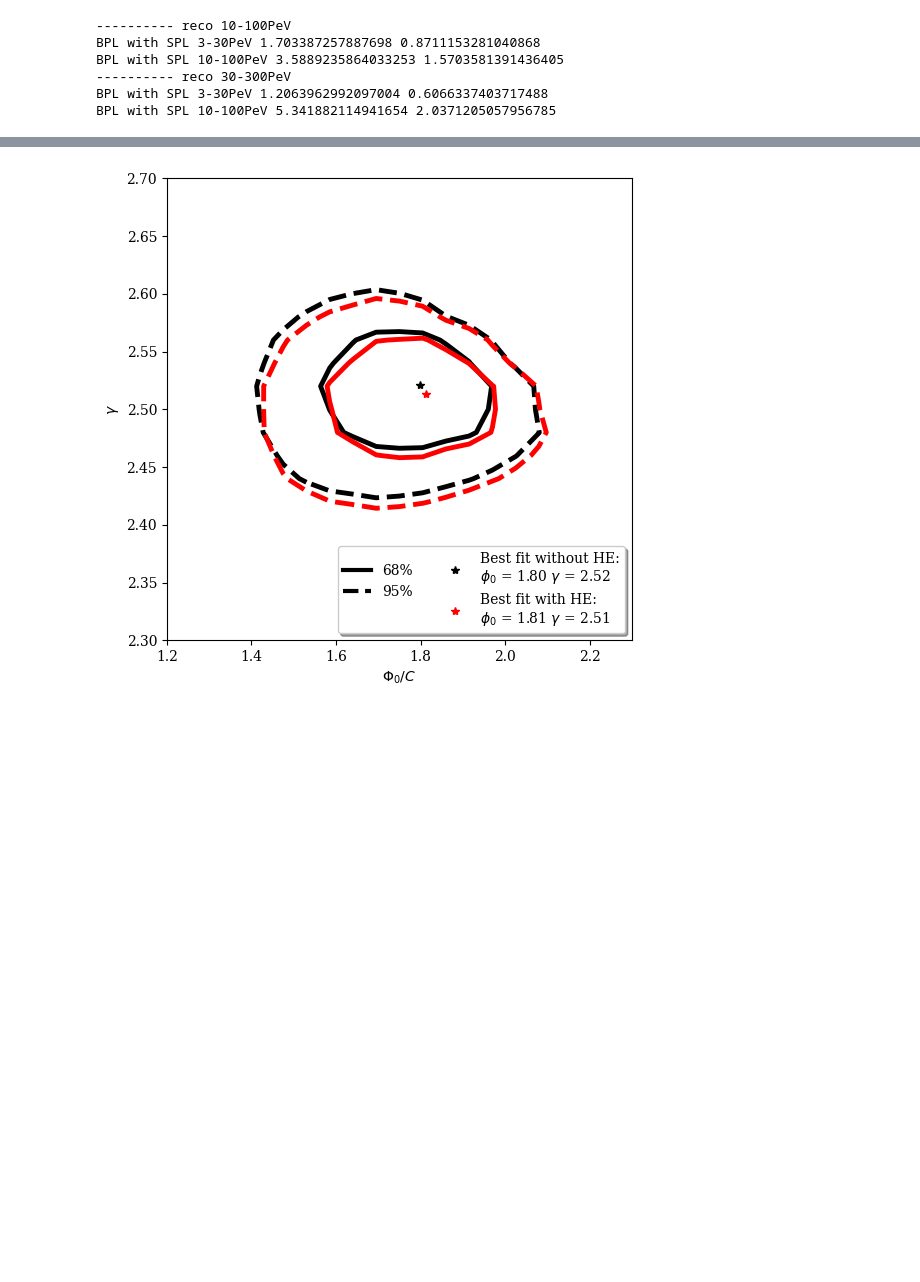
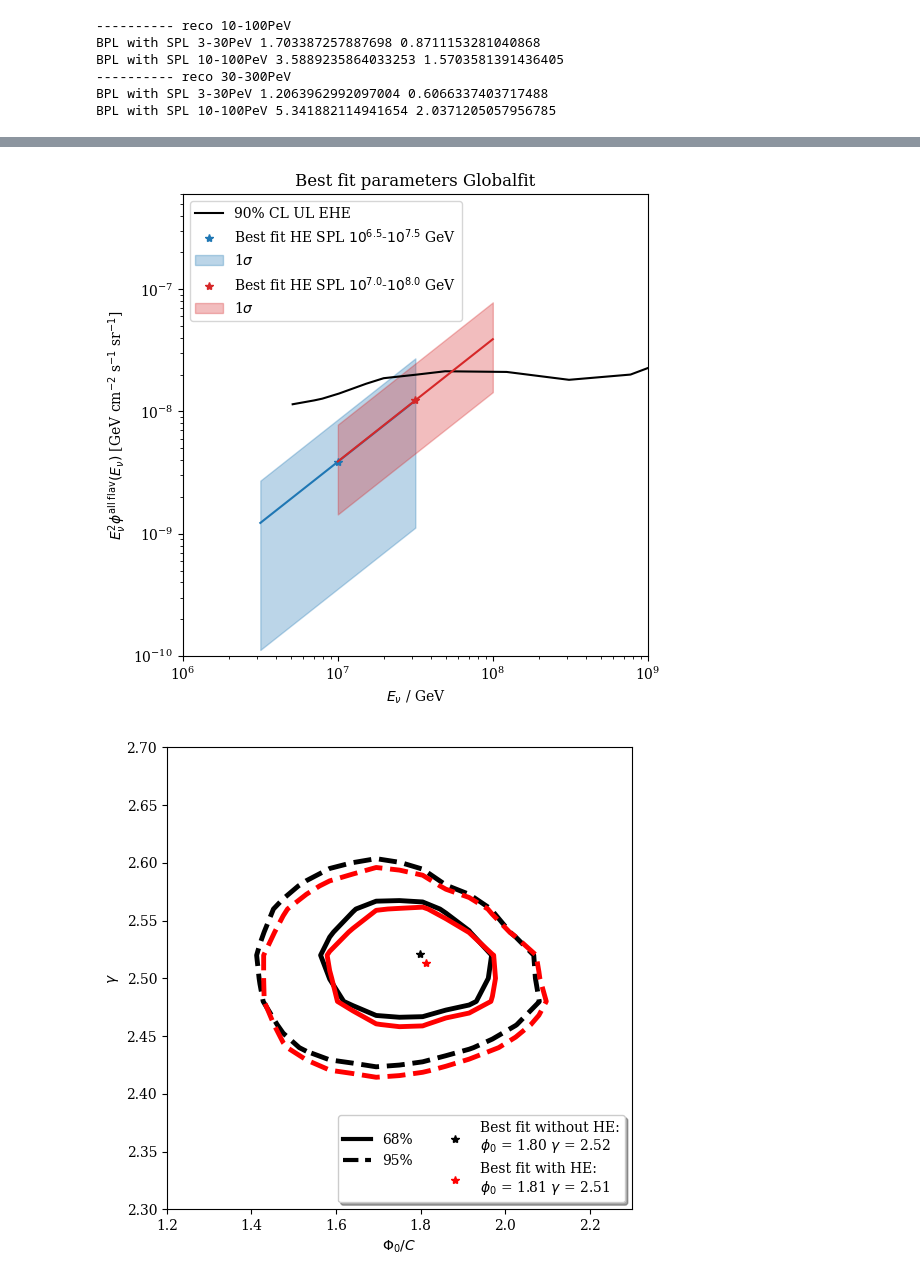
Before and after one commit to tjuanve/icc-ana, a Jupyter notebook: combined_track_shower/plots/diffuse_call_12dec_extraSPL.ipynb, the cells around one changed output, grey strips where cells are left out. Drawn from its saved outputs; the diff is of its cells as text; code cells hidden in the pictures; blank space fills up the shorter version.

```diff
--- a/combined_track_shower/plots/diffuse_call_12dec_extraSPL.ipynb
+++ b/combined_track_shower/plots/diffuse_call_12dec_extraSPL.ipynb
@@ -351,3 +353,60 @@ NameError: name 'errors' is not defined
+# %%
+norm_factor = 1e-8
+
+bestfit_astro_he_norm = {}
+bestfit_astro_he_norm_low = {}
+bestfit_astro_he_norm_high = {}
+log_energies = {}
+energies = {}
+flux_powerlaw = {}
+flux_powerlaw_low = {}
+flux_powerlaw_high = {}
+
+keys = ["reco_30_300_extraSPL_3_30","reco_30_300_extraSPL_10_100"]
+labels = [r"Best fit HE SPL $10^{6.5}$-$10^{7.5}$ GeV",r"Best fit HE SPL $10^{7.0}$-$10^{8.0}$ GeV",r"HE $10^{7.5}$-$10^{8.5}$ GeV",r"HE $10^8$-$10^9$ GeV"]
+astro_he_norm_keys = ["astro_he_norm_3_30PeV","astro_he_norm_10_100PeV","astro_he_norm_30_300PeV","astro_he_norm_100_1000PeV"]
+bounds = [(6.5,7.5),(7,8),(7.5,8.5),(8,9)]
+centers = [7.5,8.,8.5]
+centers = [7.,7.5,8.,8.5]
+colors = ["C0", "C3", "C2", "C4"]
+
+# plotting
+fig, (ax) = plt.subplots(1, 1)
+
+ax.plot( ehe_csv["energy"],  ehe_csv["ul"], label = "90% CL UL EHE", color = "black" )
+
+for i,key in enumerate(keys):
+    bestfit_astro_he_norm[key] = bestfits[key][astro_he_norm_keys[i]]
+    log_energies[key] = np.linspace(bounds[i][0],bounds[i][1],1001)
+    energies[key] = 10**log_energies[key]
+    flux_powerlaw[key] = powerlaw( energies[key], norm = bestfit_astro_he_norm[key]*norm_factor, gamma = 1)
+    ax.plot( energies[key], flux_powerlaw[key],  color = colors[i] )
+    ax.plot( [10**centers[i]], [3*bestfit_astro_he_norm[key]*norm_factor*(10**centers[i]/1e5)**(2-1.0)], "*", label = labels[i],color = colors[i] )
+
+    bestfit_astro_he_norm_low[key] = errors[key]["low"]
+    bestfit_astro_he_norm_high[key] = errors[key]["high"]
+
+    flux_powerlaw_low[key] = powerlaw( energies[key], norm = bestfit_astro_he_norm_low[key]*norm_factor, gamma = 1)
+    flux_powerlaw_high[key] = powerlaw( energies[key], norm = bestfit_astro_he_norm_high[key]*norm_factor, gamma = 1)
+
+    plt.fill_between( energies[key], flux_powerlaw_low[key], flux_powerlaw_high[key], color=colors[i], alpha=0.3, label = r"1$\sigma$")
+
+ax.set_xlabel(r"$E_{\nu}$ / GeV")
+ax.set_ylabel(r"$E_{\nu}^2 \phi^{\text{all flav}}(E_\nu)$ [GeV cm$^{-2}$ s$^{-1}$ sr$^{-1}$]")
+
+ax.set_title("Best fit parameters Globalfit")
+
+ax.set_yscale("log")
+ax.set_xscale("log")
+
+ax.set_xlim( [ 1e6,1e9 ])
+ax.set_ylim( [ 1e-10,6e-7 ])
+
+ax.legend(ncol = 1)
+
+plt.savefig(f"{plotting_path}/diff_limit_ehe_reco_30_300PeV.pdf")
+# %% [output]
+[figure, added]
 # %%
 name1 = "SPL_10_100PeV_2D"
 name2 = "he_SPL_10_100PeV_2D"
```
Also changed, not shown: parts of 3 cells of this notebook, 5 other files.
